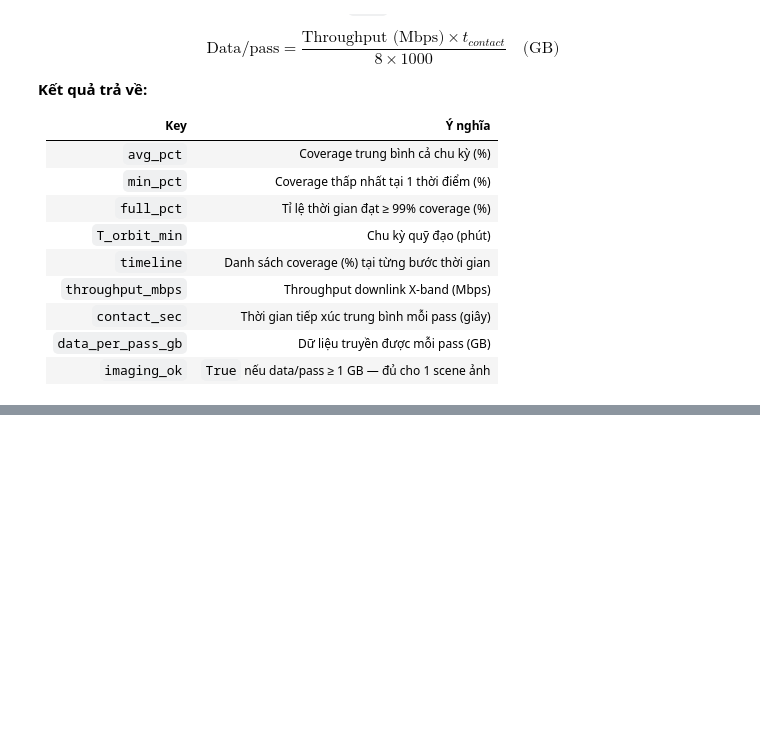
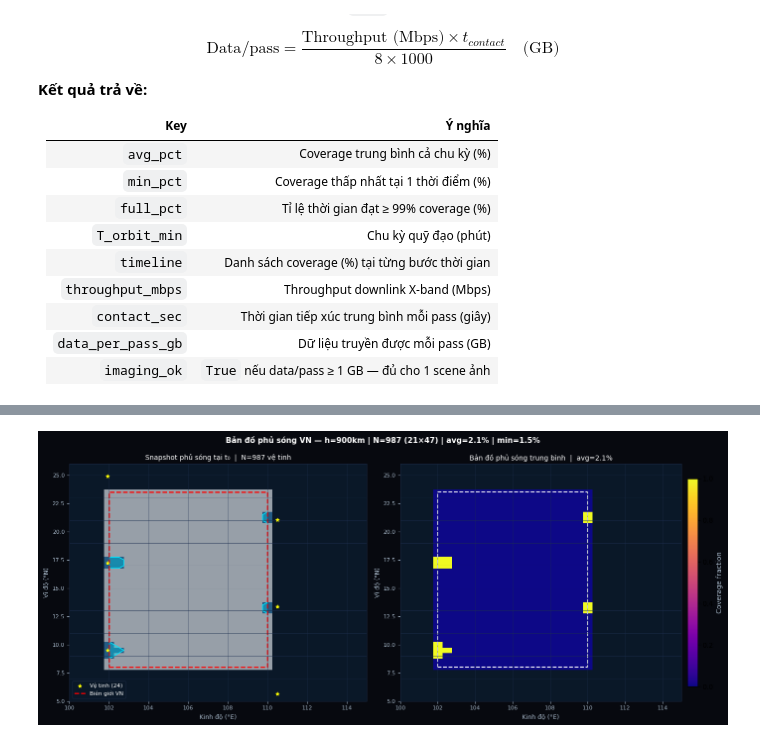
Before and after one commit to TueMinh1206/Satellite-system-VNU-LEO, a Jupyter notebook: LEO_Constellations_Design/leo_design_main.ipynb, the cells around one changed output, grey strips where cells are left out. Cells and saved outputs as stored; diff of their text form; code cells hidden in the pictures; blank space fills up the shorter version.

```diff
--- a/LEO_Constellations_Design/leo_design_main.ipynb
+++ b/LEO_Constellations_Design/leo_design_main.ipynb
@@ -528,7 +540,9 @@ def check_coverage_vn(positions, theta_deg, lats, lons):
                  np.cos(slr) * np.cos(lats_r) * np.cos(lons_r - slnr))
         covered |= (np.degrees(np.arccos(np.clip(cos_a, -1, 1))) <= th)
     return covered
-
+def orbit_period_min(h_km):
+    a = (Re + h_km) * 1e3          # m
+    return 2 * math.pi * math.sqrt(a**3 / 3.986e14) / 60.0
 
 def verify_vn(tle_list, theta_deg, h_km, n_steps=24):
 
@@ -575,0 +867,84 @@ CG = "#aabbcc"
+# %%
+# ════════════════════════════════════════════════════════════════
+# CELL 7 — Plot 5: Bản đồ phủ sóng VN + vị trí vệ tinh
+# ════════════════════════════════════════════════════════════════
+fig, axes = plt.subplots(1, 2, figsize=(14, 6), facecolor=BG)
+
+lons_g = np.arange(VN_LON_MIN, VN_LON_MAX + 0.5, 0.5)
+lats_g = np.arange(VN_LAT_MIN, VN_LAT_MAX + 0.5, 0.5)
+lg, la = np.meshgrid(lons_g, lats_g)
+
+# ── subplot A: Snapshot phủ sóng tại t0 ────────────────────
+ax = axes[0]; ax.set_facecolor("#0a1828")
+cov_map = verif["snapshot"].astype(float)
+ax.pcolormesh(lg, la, cov_map,
+              cmap="Blues", vmin=0, vmax=1.5, alpha=0.6, shading="auto")
+ax.contourf(lg, la, cov_map, levels=[0.5, 1.5], colors=[C1], alpha=0.35)
+ax.contour( lg, la, cov_map, levels=[0.5],       colors=[C1], linewidths=1.2)
+
+# vị trí vệ tinh hiển thị trong vùng lân cận VN
+sat_lats = [p[0] for p in pos_snap]
+sat_lons = [p[1] for p in pos_snap]
+# vệ tinh trong khung mở rộng ±15°
+visible = [(la_, lo_) for la_, lo_ in zip(sat_lats, sat_lons)
+           if VN_LAT_MIN-15 <= la_ <= VN_LAT_MAX+15
+           and VN_LON_MIN-15 <= lo_ <= VN_LON_MAX+15]
+if visible:
+    vx = [p[1] for p in visible]
+    vy = [p[0] for p in visible]
+    ax.scatter(vx, vy, color="yellow", s=25, zorder=5,
+               marker="*", label=f"Vệ tinh ({len(visible)})")
+
+# khung VN
+ax.plot([VN_LON_MIN, VN_LON_MAX, VN_LON_MAX, VN_LON_MIN, VN_LON_MIN],
+        [VN_LAT_MIN, VN_LAT_MIN, VN_LAT_MAX, VN_LAT_MAX, VN_LAT_MIN],
+        "r--", lw=1.8, label="Biên giới VN")
+for lo in np.arange(100, 115, 2): ax.axvline(lo, color="#1e3050", lw=0.4)
+for la_ in np.arange(5, 28, 2):   ax.axhline(la_, color="#1e3050", lw=0.4)
+ax.set_xlim(100, 115); ax.set_ylim(5, 26)
+ax.set_xlabel("Kinh độ (°E)", color=CG, fontsize=9)
+ax.set_ylabel("Vĩ độ (°N)",   color=CG, fontsize=9)
+ax.set_title(f"Snapshot phủ sóng tại t₀  |  N={cfg_opt['N']} vệ tinh",
+             color="white", fontsize=10)
+ax.tick_params(colors=CG, labelsize=8)
+ax.legend(fontsize=8, labelcolor="white", facecolor="#0a1828", edgecolor="#1a2840")
+for sp in ax.spines.values(): sp.set_edgecolor("#1a2840")
+
+# ── subplot B: Coverage trung bình theo ô lưới (heatmap) ───
+ax = axes[1]; ax.set_facecolor("#0a1828")
+# tính coverage trung bình trên 24 timesteps từ verif
+# cần chạy lại verify_vn với return_maps=True hoặc tính nhanh:
+# Dùng snapshot làm proxy nếu chưa có avg_map
+if "avg_map" in verif:
+    avg_map = verif["avg_map"]
+else:
+    # proxy: dùng snapshot
+    avg_map = cov_map
+
+pcm = ax.pcolormesh(lg, la, avg_map, cmap="plasma", vmin=0, vmax=1, shading="auto")
+plt.colorbar(pcm, ax=ax, label="Coverage fraction",
+             fraction=0.035, pad=0.02).ax.yaxis.label.set_color(CG)
+ax.plot([VN_LON_MIN, VN_LON_MAX, VN_LON_MAX, VN_LON_MIN, VN_LON_MIN],
+        [VN_LAT_MIN, VN_LAT_MIN, VN_LAT_MAX, VN_LAT_MAX, VN_LAT_MIN],
+        "w--", lw=1.5)
+for lo in np.arange(100, 115, 2): ax.axvline(lo, color="#1e3050", lw=0.4)
+for la_ in np.arange(5, 28, 2):   ax.axhline(la_, color="#1e3050", lw=0.4)
+ax.set_xlim(100, 115); ax.set_ylim(5, 26)
+ax.set_xlabel("Kinh độ (°E)", color=CG, fontsize=9)
+ax.set_ylabel("Vĩ độ (°N)",   color=CG, fontsize=9)
+ax.set_title(f"Bản đồ phủ sóng trung bình  |  avg={verif['avg_pct']}%",
+             color="white", fontsize=10)
+ax.tick_params(colors=CG, labelsize=8)
+for sp in ax.spines.values(): sp.set_edgecolor("#1a2840")
+
+fig.suptitle(
+    f"Bản đồ phủ sóng VN — h={optimal['h']}km | "
+    f"N={cfg_opt['N']} ({cfg_opt['n1']}×{cfg_opt['n2']}) | "
+    f"avg={verif['avg_pct']}% | min={verif['min_pct']}%",
+    color="white", fontsize=11, fontweight="bold")
+plt.tight_layout()
+plt.savefig("plot_coverage_map.png", dpi=150, bbox_inches="tight", facecolor=BG)
+plt.show()
+print("✓ Lưu: plot_coverage_map.png")
+# %% [output]
+[figure, added]
```
Also changed, not shown: parts of 14 cells of this notebook, 7 other files.
